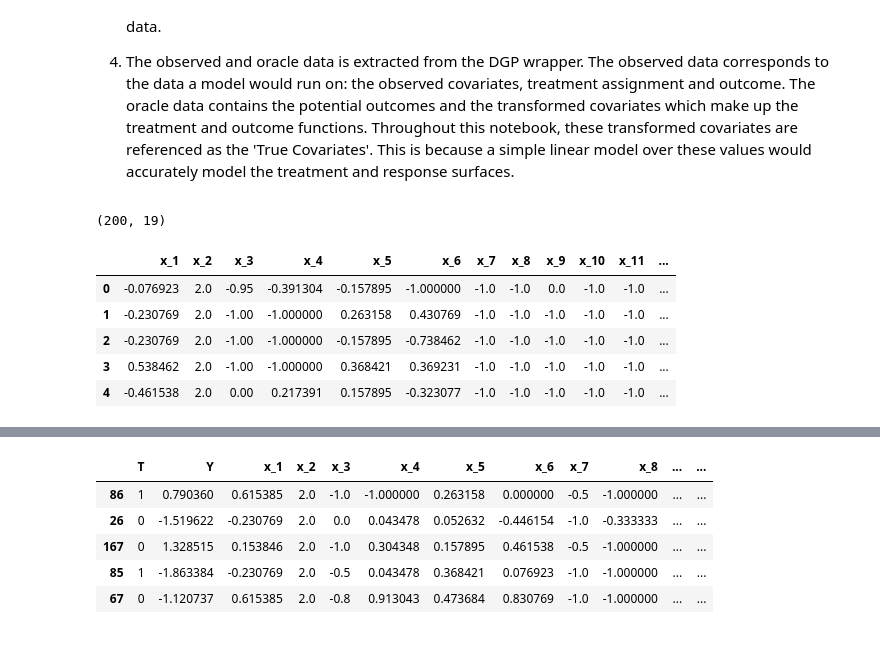
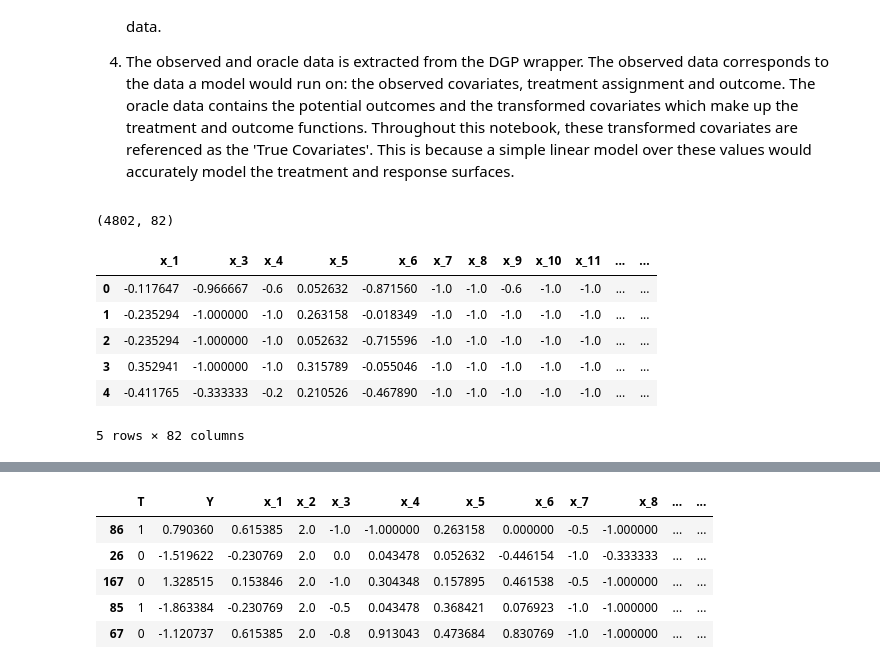
Before and after one commit to JoshBroomberg/Maccabee, a Jupyter notebook: DataGeneration/Data Generation Analysis.ipynb, the cells around one changed output, grey strips where cells are left out. Cells and saved outputs as stored; diff of their text form; code cells hidden in the pictures.

Commit message:
refactor data sources and add handling for binary columns

```diff
--- a/DataGeneration/Data Generation Analysis.ipynb
+++ b/DataGeneration/Data Generation Analysis.ipynb
@@ -28,19 +28,21 @@ The code below demonstrates how the various pieces of CauseML benchmarking work
 
 4. The observed and oracle data is extracted from the DGP wrapper. The observed data corresponds to the data a model would run on: the observed covariates, treatment assignment and outcome. The oracle data contains the potential outcomes and the transformed covariates which make up the treatment and outcome functions. Throughout this notebook, these transformed covariates are referenced as the 'True Covariates'. This is because a simple linear model over these values would accurately model the treatment and response surfaces.
 # %%
-covar_data = data_sources.load_random_normal_covariates(n_covars = 5, n_observations=100)
-covar_data = data_sources.load_cpp()
+covar_data_source = data_sources.load_random_normal_covariates(n_covars = 5, n_observations=100)
+covar_data_source = data_sources.load_cpp()
 # %%
+covar_data = covar_data_source.get_data()
 print(covar_data.shape)
 covar_data.head()
 # %% [output]
-(200, 19)
+(4802, 82)
-|  | x_1 | x_2 | x_3 | x_4 | x_5 | x_6 | x_7 | x_8 | x_9 | x_10 | x_11 | ... |
-| 0 | -0.076923 | 2.0 | -0.95 | -0.391304 | -0.157895 | -1.000000 | -1.0 | -1.0 | 0.0 | -1.0 | -1.0 | ... |
-| 1 | -0.230769 | 2.0 | -1.00 | -1.000000 | 0.263158 | 0.430769 | -1.0 | -1.0 | -1.0 | -1.0 | -1.0 | ... |
-| 2 | -0.230769 | 2.0 | -1.00 | -1.000000 | -0.157895 | -0.738462 | -1.0 | -1.0 | -1.0 | -1.0 | -1.0 | ... |
-| 3 | 0.538462 | 2.0 | -1.00 | -1.000000 | 0.368421 | 0.369231 | -1.0 | -1.0 | -1.0 | -1.0 | -1.0 | ... |
-| 4 | -0.461538 | 2.0 | 0.00 | 0.217391 | 0.157895 | -0.323077 | -1.0 | -1.0 | -1.0 | -1.0 | -1.0 | ... |
+|  | x_1 | x_3 | x_4 | x_5 | x_6 | x_7 | x_8 | x_9 | x_10 | x_11 | ... | ... |
+| 0 | -0.117647 | -0.966667 | -0.6 | 0.052632 | -0.871560 | -1.0 | -1.0 | -0.6 | -1.0 | -1.0 | ... | ... |
+| 1 | -0.235294 | -1.000000 | -1.0 | 0.263158 | -0.018349 | -1.0 | -1.0 | -1.0 | -1.0 | -1.0 | ... | ... |
+| 2 | -0.235294 | -1.000000 | -1.0 | 0.052632 | -0.715596 | -1.0 | -1.0 | -1.0 | -1.0 | -1.0 | ... | ... |
+| 3 | 0.352941 | -1.000000 | -1.0 | 0.315789 | -0.055046 | -1.0 | -1.0 | -1.0 | -1.0 | -1.0 | ... | ... |
+| 4 | -0.411765 | -0.333333 | -0.2 | 0.210526 | -0.467890 | -1.0 | -1.0 | -1.0 | -1.0 | -1.0 | ... | ... |
+5 rows × 82 columns
 # %%
 dgp_params = build_parameters_from_metric_levels({
     Constants.MetricNames.TREATMENT_NONLINEARITY: Constants.MetricLevels.HIGH,
```
Also changed, not shown: parts of 6 cells of this notebook, 6 other files.
